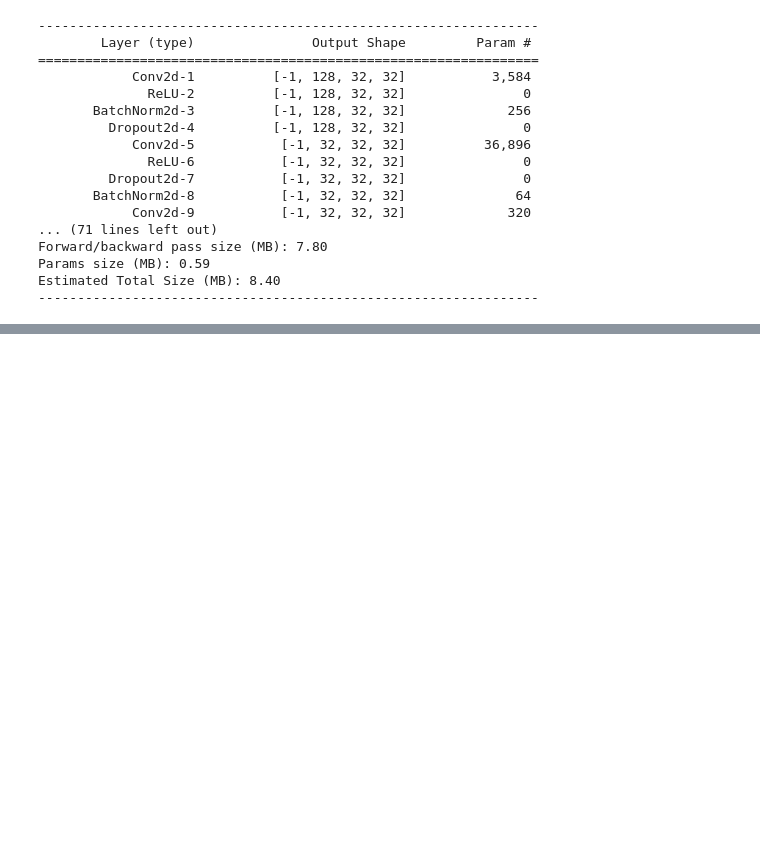
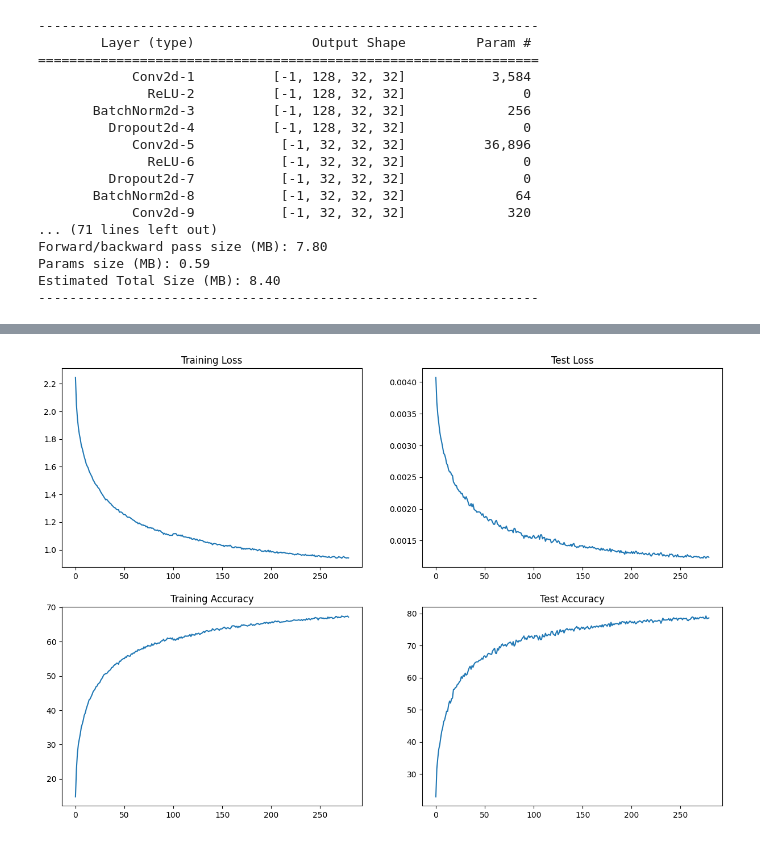
Before and after one commit to Omkar1634/Assignment, a Jupyter notebook: S9/S9.ipynb, the cells around one changed output, grey strips where cells are left out. Drawn from its saved outputs; the diff is of its cells as text; code cells hidden in the pictures; blank space fills up the shorter version.

```diff
--- a/S9/S9.ipynb
+++ b/S9/S9.ipynb
@@ -192,0 +193,4 @@ Epoch 12
+# %%
+plot_acc_loss()
+# %% [output]
+[figure, added]
```
Also changed, not shown: parts of 1 cell of this notebook.
